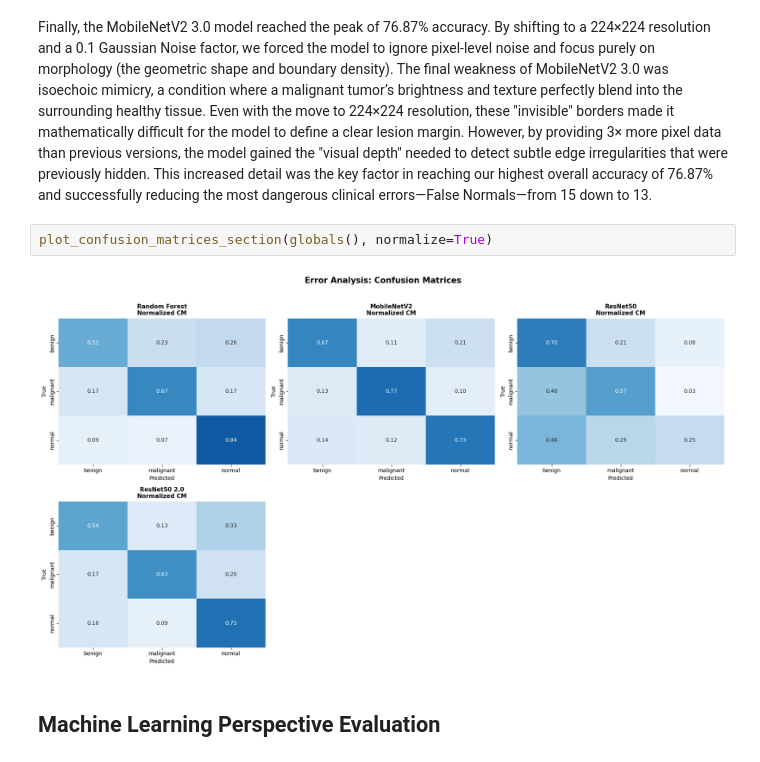
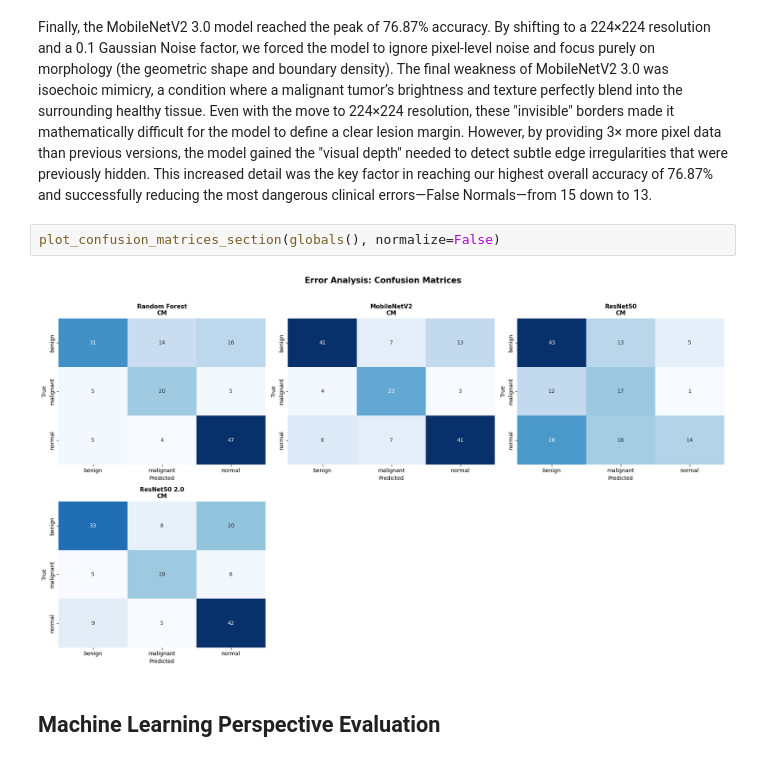
Before and after one commit to marxandreadiane/CSC713M-Breast-Cancer-Classification, a Jupyter notebook: [CSC713M]_Twin_Fairy_Tacticians_MCO(1).ipynb, the cells around one changed output. Drawn from its saved outputs; the diff is of its cells as text.

```diff
--- a/[CSC713M]_Twin_Fairy_Tacticians_MCO(1).ipynb
+++ b/[CSC713M]_Twin_Fairy_Tacticians_MCO(1).ipynb
@@ -1784,9 +1769,9 @@ The primary weakness of MobileNetV2 2.0 was its low input resolution (128×128),
 
 Finally, the MobileNetV2 3.0 model reached the peak of 76.87% accuracy. By shifting to a 224×224 resolution and a 0.1 Gaussian Noise factor, we forced the model to ignore pixel-level noise and focus purely on morphology (the geometric shape and boundary density). The final weakness of MobileNetV2 3.0 was isoechoic mimicry, a condition where a malignant tumor’s brightness and texture perfectly blend into the surrounding healthy tissue. Even with the move to 224×224 resolution, these "invisible" borders made it mathematically difficult for the model to define a clear lesion margin. However, by providing 3× more pixel data than previous versions, the model gained the "visual depth" needed to detect subtle edge irregularities that were previously hidden. This increased detail was the key factor in reaching our highest overall accuracy of 76.87% and successfully reducing the most dangerous clinical errors—False Normals—from 15 down to 13.
 # %%
-plot_confusion_matrices_section(globals(), normalize=True)
+plot_confusion_matrices_section(globals(), normalize=False)
 # %% [output]
-[figure, old version]
+[figure, new version]
 # %% [markdown]
 ## Machine Learning Perspective Evaluation
 # %% [markdown]
```
Also changed, not shown: parts of 13 cells of this notebook, 1 other file.
